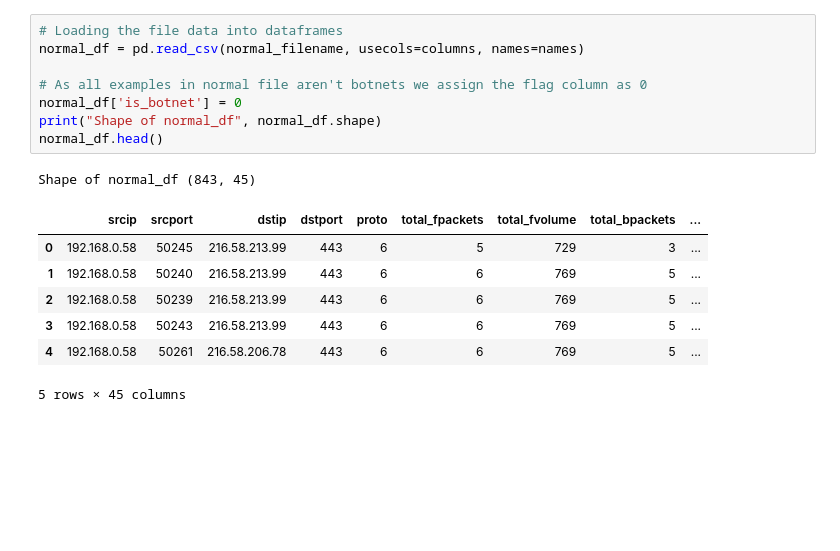
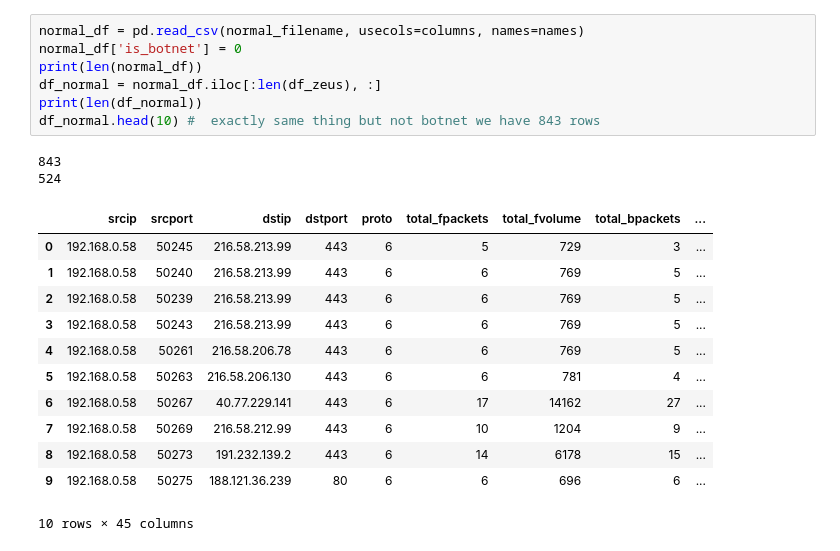
Before and after one commit to NSoni25/Botnet-Detection-Project, a Jupyter notebook: Botnet Detection.ipynb, the cells around one changed output. Cells and saved outputs as stored; diff of their text form; blank space fills up the shorter version.

```diff
--- a/Botnet Detection.ipynb
+++ b/Botnet Detection.ipynb
@@ -43,18 +36,23 @@ Shape of zeus_df (524, 45)
-# %%
-# Loading the file data into dataframes
-normal_df = pd.read_csv(normal_filename, usecols=columns, names=names)
-
-# As all examples in normal file aren't botnets we assign the flag column as 0
-normal_df['is_botnet'] = 0
-print("Shape of normal_df", normal_df.shape)
-normal_df.head()
-# %% [output]
-Shape of normal_df (843, 45)
-|  | srcip | srcport | dstip | dstport | proto | total_fpackets | total_fvolume | total_bpackets | ... |
-| 0 | 192.168.0.58 | 50245 | 216.58.213.99 | 443 | 6 | 5 | 729 | 3 | ... |
-| 1 | 192.168.0.58 | 50240 | 216.58.213.99 | 443 | 6 | 6 | 769 | 5 | ... |
-| 2 | 192.168.0.58 | 50239 | 216.58.213.99 | 443 | 6 | 6 | 769 | 5 | ... |
-| 3 | 192.168.0.58 | 50243 | 216.58.213.99 | 443 | 6 | 6 | 769 | 5 | ... |
-| 4 | 192.168.0.58 | 50261 | 216.58.206.78 | 443 | 6 | 6 | 769 | 5 | ... |
-5 rows × 45 columns
+# %%
+normal_df = pd.read_csv(normal_filename, usecols=columns, names=names)
+normal_df['is_botnet'] = 0
+print(len(normal_df))
+df_normal = normal_df.iloc[:len(df_zeus), :]
+print(len(df_normal))
+df_normal.head(10) #  exactly same thing but not botnet we have 843 rows
+# %% [output]
+843
+524
+|  | srcip | srcport | dstip | dstport | proto | total_fpackets | total_fvolume | total_bpackets | ... |
+| 0 | 192.168.0.58 | 50245 | 216.58.213.99 | 443 | 6 | 5 | 729 | 3 | ... |
+| 1 | 192.168.0.58 | 50240 | 216.58.213.99 | 443 | 6 | 6 | 769 | 5 | ... |
+| 2 | 192.168.0.58 | 50239 | 216.58.213.99 | 443 | 6 | 6 | 769 | 5 | ... |
+| 3 | 192.168.0.58 | 50243 | 216.58.213.99 | 443 | 6 | 6 | 769 | 5 | ... |
+| 4 | 192.168.0.58 | 50261 | 216.58.206.78 | 443 | 6 | 6 | 769 | 5 | ... |
+| 5 | 192.168.0.58 | 50263 | 216.58.206.130 | 443 | 6 | 6 | 781 | 4 | ... |
+| 6 | 192.168.0.58 | 50267 | 40.77.229.141 | 443 | 6 | 17 | 14162 | 27 | ... |
+| 7 | 192.168.0.58 | 50269 | 216.58.212.99 | 443 | 6 | 10 | 1204 | 9 | ... |
+| 8 | 192.168.0.58 | 50273 | 191.232.139.2 | 443 | 6 | 14 | 6178 | 15 | ... |
+| 9 | 192.168.0.58 | 50275 | 188.121.36.239 | 80 | 6 | 6 | 696 | 6 | ... |
+10 rows × 45 columns
 # %%
```
Also changed, not shown: parts of 20 cells of this notebook.
